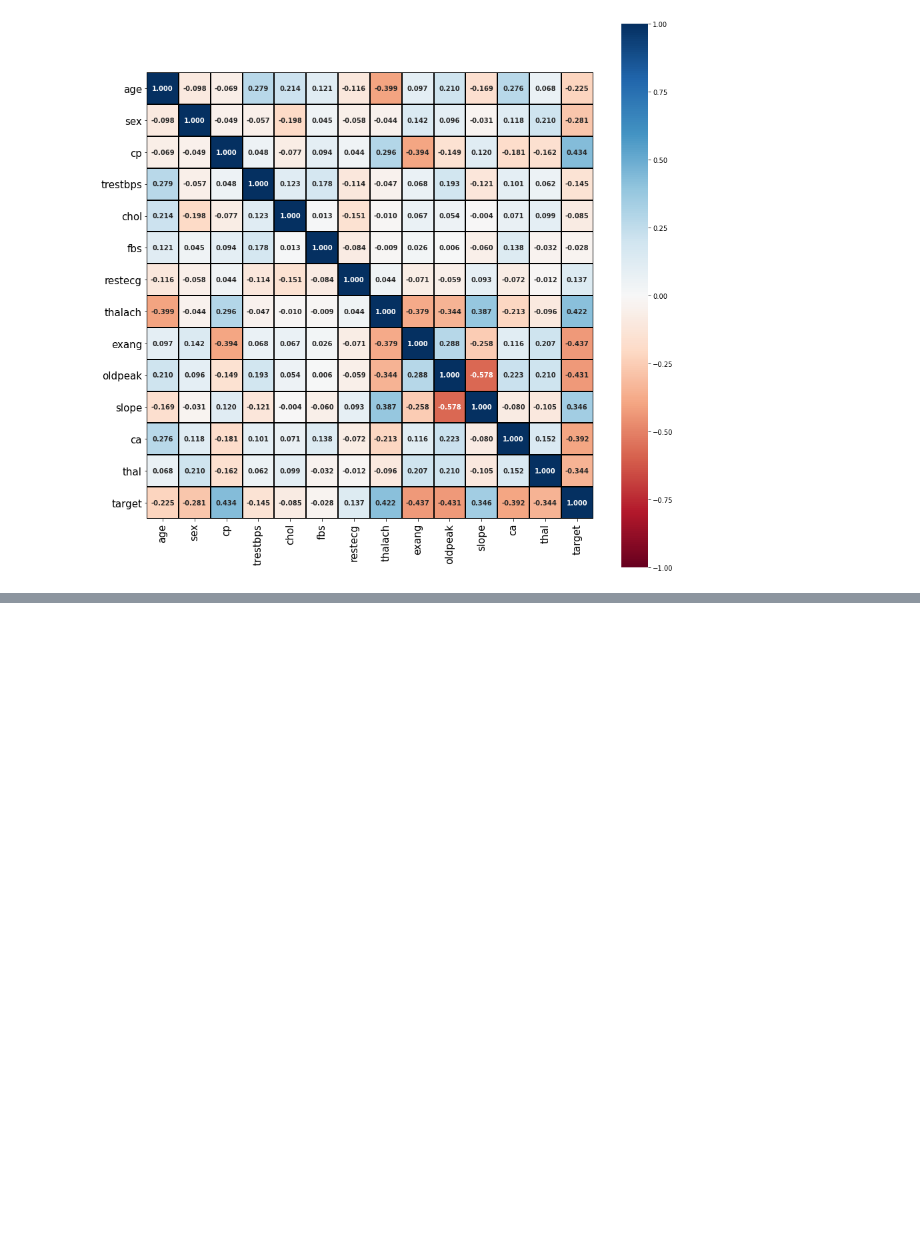
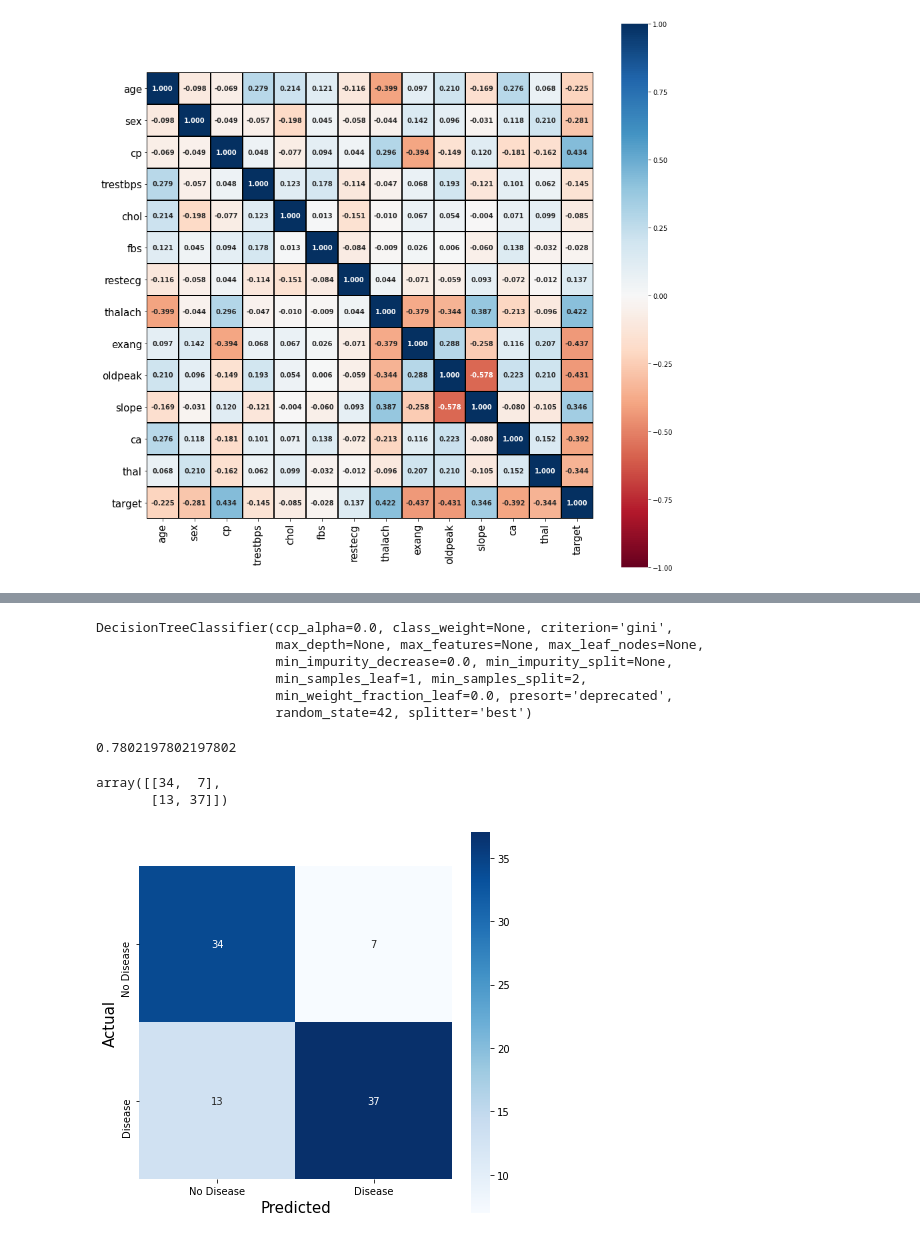
Before and after one commit to shashwat9kumar/Heart_Disease_Prediction, a Jupyter notebook: Heart_Disease_Prediction.ipynb, the cells around one changed output, grey strips where cells are left out. Cells and saved outputs as stored; diff of their text form; code cells hidden in the pictures; blank space fills up the shorter version.

```diff
--- a/Heart_Disease_Prediction.ipynb
+++ b/Heart_Disease_Prediction.ipynb
@@ -336,0 +392,3 @@ plt.show()
+# %%
+X_train, X_test, y_train, y_test = train_test_split(X, y, test_size=0.3, random_state=42, shuffle=True)
+X_train.shape, X_test.shape, y_train.shape, y_test.shape
@@ -336,0 +408,3 @@ plt.show()
+# %%
+clf_dtc = DecisionTreeClassifier(random_state=42)
+clf_dtc.get_params()
@@ -336,0 +426,11 @@ plt.show()
+# %%
+clf_dtc.fit(X_train, y_train)
+# %% [output]
+DecisionTreeClassifier(ccp_alpha=0.0, class_weight=None, criterion='gini',
+                       max_depth=None, max_features=None, max_leaf_nodes=None,
+                       min_impurity_decrease=0.0, min_impurity_split=None,
+                       min_samples_leaf=1, min_samples_split=2,
+                       min_weight_fraction_leaf=0.0, presort='deprecated',
+                       random_state=42, splitter='best')
+# %%
+predictions_dtc = clf_dtc.predict(X_test)
@@ -336,0 +439,9 @@ plt.show()
+# %%
+accuracy_score(y_test, predictions_dtc)
+# %% [output]
+0.7802197802197802
+# %%
+confusion_matrix(y_test, predictions_dtc)
+# %% [output]
+array([[34,  7],
+       [13, 37]])
@@ -336,0 +450,13 @@ plt.show()
+# %%
+plt.figure(figsize=(7,7))
+sns.heatmap(confusion_matrix(y_test, predictions_dtc),
+            annot=True,
+            cmap="Blues",
+            square=True,
+            xticklabels=['No Disease', 'Disease'],
+            yticklabels=['No Disease', 'Disease'])
+plt.xlabel("Predicted", fontsize=15)
+plt.ylabel("Actual", fontsize=15)
+plt.show()
+# %% [output]
+[figure, added]
```
Also changed, not shown: parts of 35 cells of this notebook.
